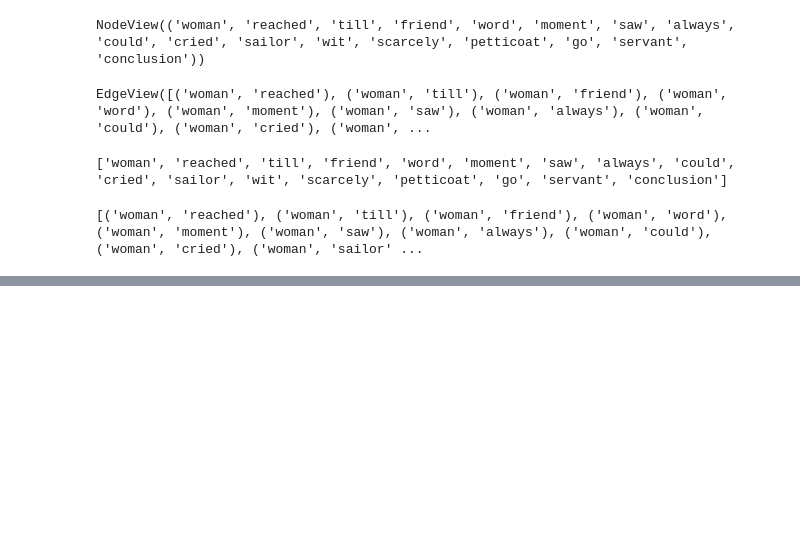
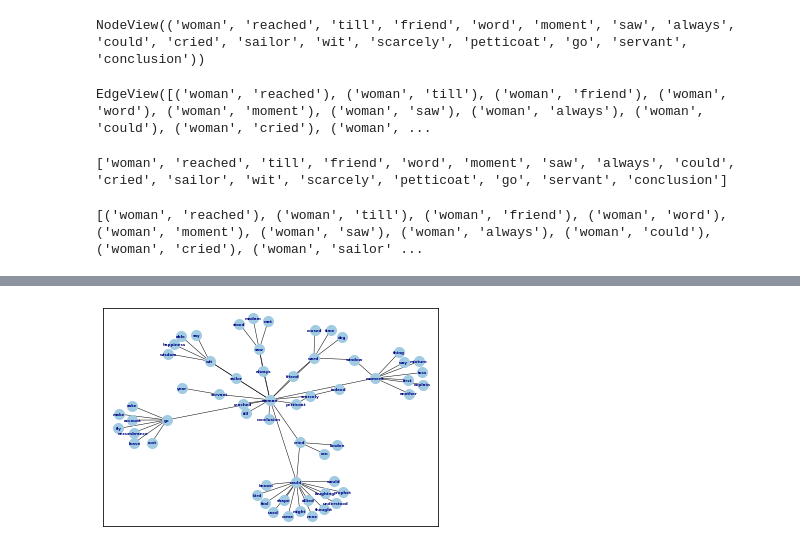
Before and after one commit to gofilipa/qt, a Jupyter notebook: qt_writings/one/orlando/exploring_networkx.ipynb, the cells around one changed output, grey strips where cells are left out. Drawn from its saved outputs; the diff is of its cells as text; code cells hidden in the pictures; blank space fills up the shorter version.

```diff
--- a/qt_writings/one/orlando/exploring_networkx.ipynb
+++ b/qt_writings/one/orlando/exploring_networkx.ipynb
@@ -55,0 +145,7 @@ nx.draw(G, with_labels=True, font_weight='bold', node_size=500, node_color="#A0C
+# %%
+# https://networkx.org/documentation/stable/reference/generated/networkx.drawing.nx_pylab.draw_networkx.html
+pos=nx.spring_layout(g2)
+plot = nx.draw_networkx(g2, pos=None, arrows=None, with_labels=True, node_size=100, node_color="#A0CBE2", font_size=4, font_color="navy", font_weight="bold", width=.5)
+plt.savefig("second_level_woman.png", dpi=1000)
+# %% [output]
+[figure, added]
```
Also changed, not shown: parts of 11 cells of this notebook, 24 other files.
